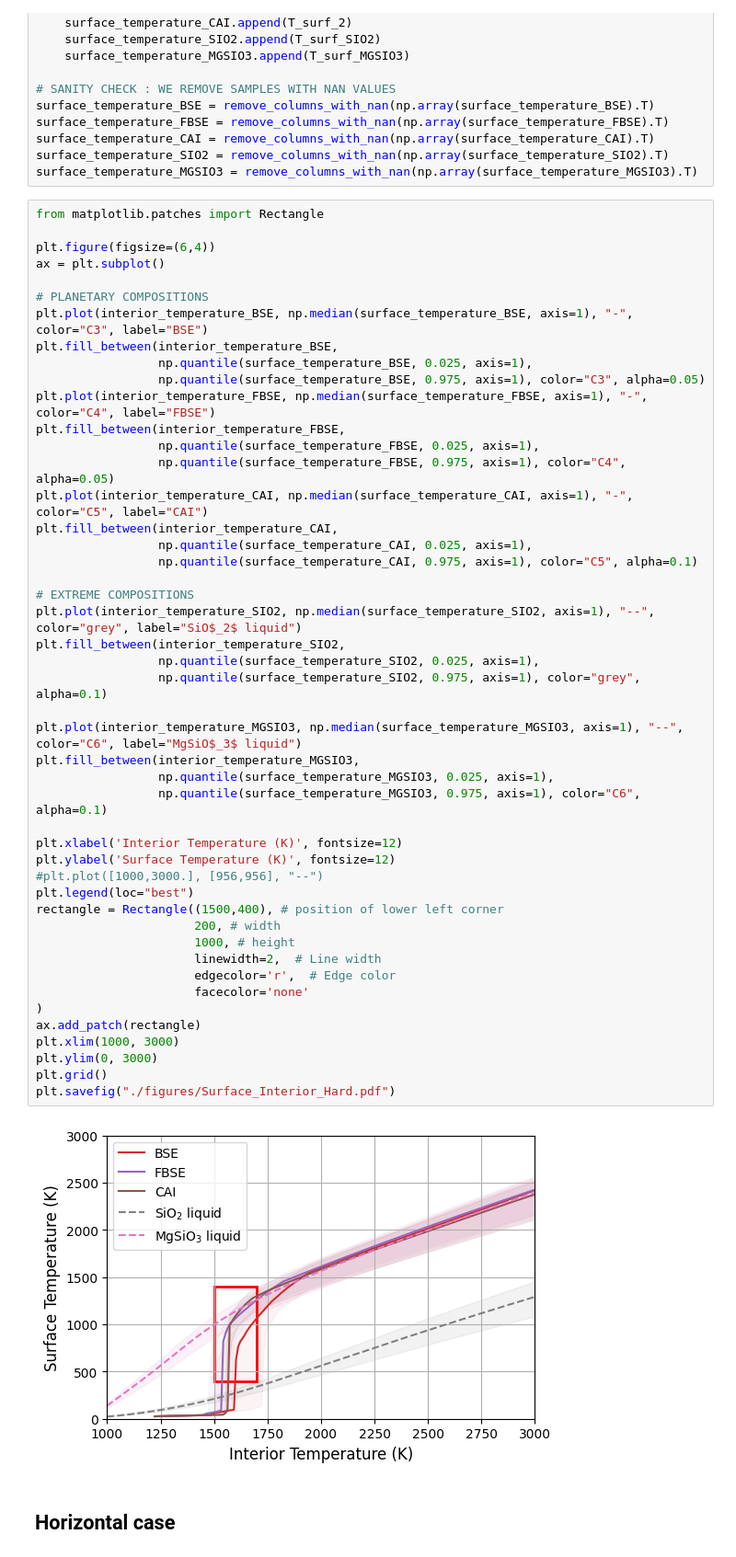
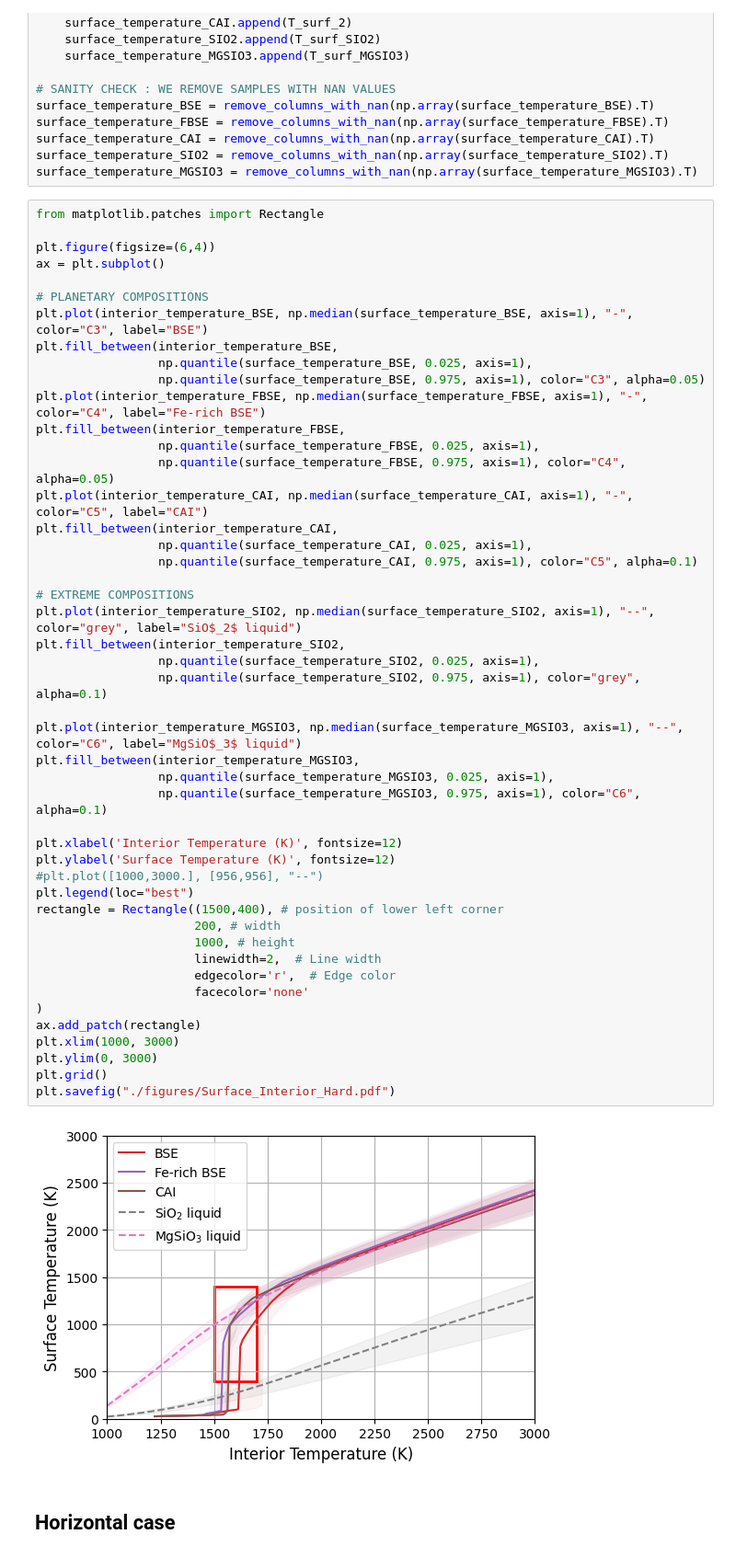
Before and after one commit to charlesll/gpvisc, a Jupyter notebook: code_paper_EPSL/11_dry_exoplanet_dynamics.ipynb, the cells around one changed output. Shown at 92% size. Cells and saved outputs as stored; diff of their text form.

```diff
--- a/code_paper_EPSL/11_dry_exoplanet_dynamics.ipynb
+++ b/code_paper_EPSL/11_dry_exoplanet_dynamics.ipynb
@@ -240,7 +240,7 @@ plt.plot(interior_temperature_BSE, np.median(surface_temperature_BSE, axis=1), "
 plt.fill_between(interior_temperature_BSE,
                  np.quantile(surface_temperature_BSE, 0.025, axis=1),
                  np.quantile(surface_temperature_BSE, 0.975, axis=1), color="C3", alpha=0.05)
-plt.plot(interior_temperature_FBSE, np.median(surface_temperature_FBSE, axis=1), "-", color="C4", label="FBSE")
+plt.plot(interior_temperature_FBSE, np.median(surface_temperature_FBSE, axis=1), "-", color="C4", label="Fe-rich BSE")
 plt.fill_between(interior_temperature_FBSE,
                  np.quantile(surface_temperature_FBSE, 0.025, axis=1),
                  np.quantile(surface_temperature_FBSE, 0.975, axis=1), color="C4", alpha=0.05)
@@ -250,34 +250,34 @@ plt.fill_between(interior_temperature_CAI,
                  np.quantile(surface_temperature_CAI, 0.975, axis=1), color="C5", alpha=0.1)
 
 # EXTREME COMPOSITIONS
 plt.plot(interior_temperature_SIO2, np.median(surface_temperature_SIO2, axis=1), "--", color="grey", label="SiO$_2$ liquid")
 plt.fill_between(interior_temperature_SIO2,
                  np.quantile(surface_temperature_SIO2, 0.025, axis=1),
                  np.quantile(surface_temperature_SIO2, 0.975, axis=1), color="grey", alpha=0.1)
 
 plt.plot(interior_temperature_MGSIO3, np.median(surface_temperature_MGSIO3, axis=1), "--", color="C6", label="MgSiO$_3$ liquid")
 plt.fill_between(interior_temperature_MGSIO3,
                  np.quantile(surface_temperature_MGSIO3, 0.025, axis=1),
                  np.quantile(surface_temperature_MGSIO3, 0.975, axis=1), color="C6", alpha=0.1)
 
 plt.xlabel('Interior Temperature (K)', fontsize=12)
 plt.ylabel('Surface Temperature (K)', fontsize=12)
 #plt.plot([1000,3000.], [956,956], "--")
 plt.legend(loc="best")
 rectangle = Rectangle((1500,400), # position of lower left corner
                       200, # width
                       1000, # height
                       linewidth=2,  # Line width
                       edgecolor='r',  # Edge color
                       facecolor='none'
 )
 ax.add_patch(rectangle)
 plt.xlim(1000, 3000)
 plt.ylim(0, 3000)
 plt.grid()
 plt.savefig("./figures/Surface_Interior_Hard.pdf")
 # %% [output]
-[figure, old version]
+[figure, new version]
 # %% [markdown]
 ## Horizontal case
 # %%
```
Also changed, not shown: parts of 1 cell of this notebook, 1 other file.
